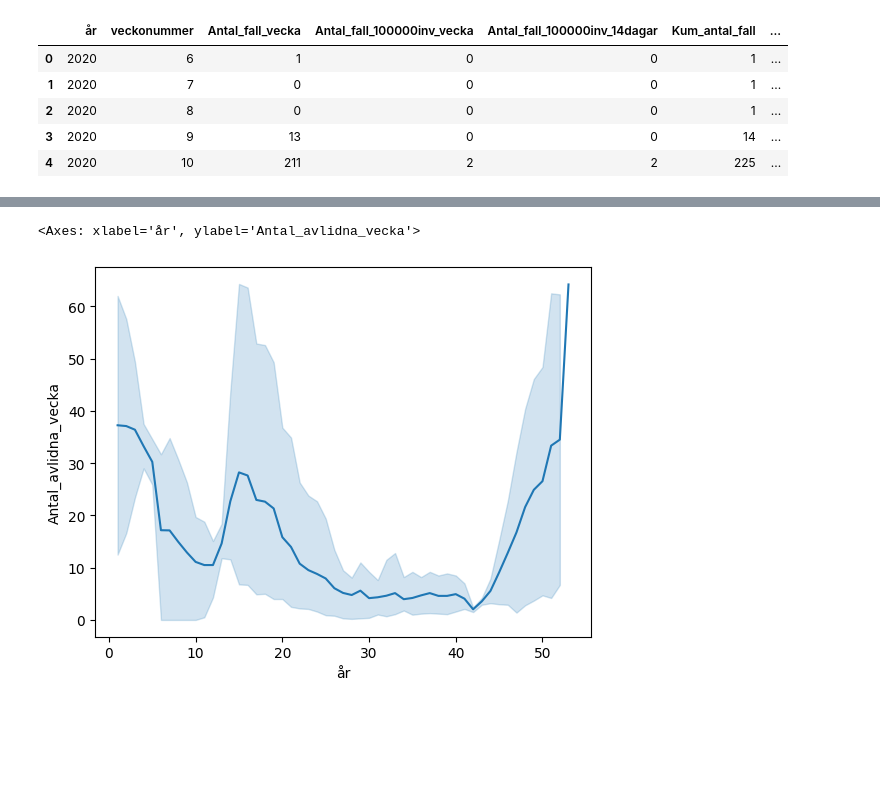
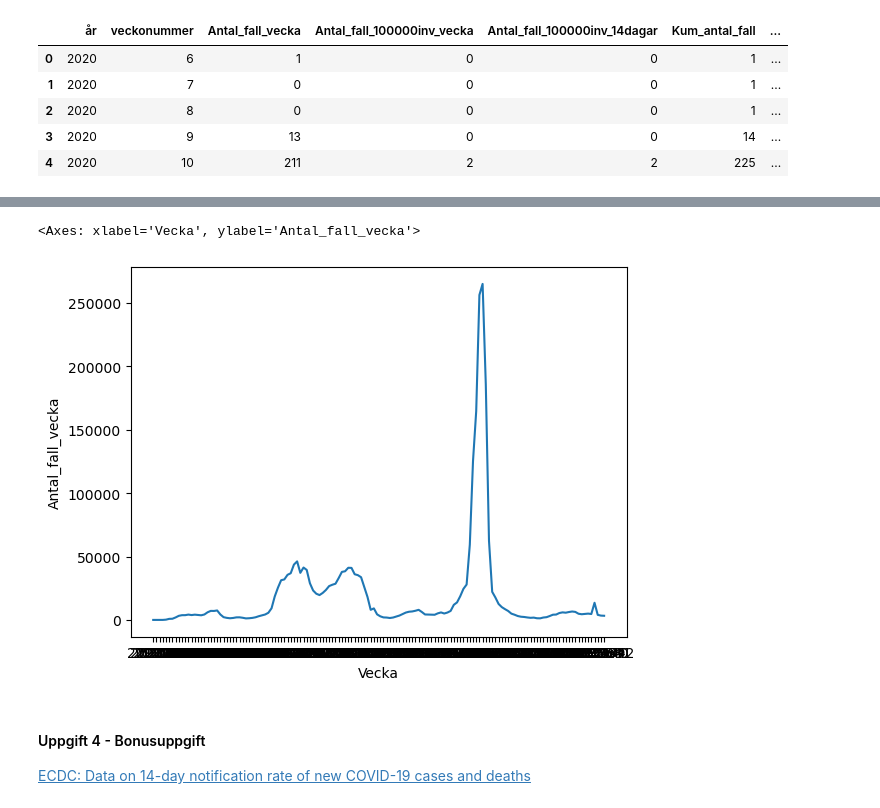
Before and after one commit to dancla240/Databehandling_Daniel_Claesson, a Jupyter notebook: Lab1/Lab1_Daniel_Claesson.ipynb, the cells around one changed output, grey strips where cells are left out. Drawn from its saved outputs; the diff is of its cells as text; code cells hidden in the pictures; blank space fills up the shorter version.

```diff
--- a/Lab1/Lab1_Daniel_Claesson.ipynb
+++ b/Lab1/Lab1_Daniel_Claesson.ipynb
@@ -114,5 +124,9 @@ covid.head()
 # %%
-sns.lineplot(x='år', y='Antal_avlidna_vecka', data=covid)
+sns.lineplot(x='Vecka', y='Antal_fall_vecka', data=covid)
 # %% [output]
-<Axes: xlabel='år', ylabel='Antal_avlidna_vecka'>
+<Axes: xlabel='Vecka', ylabel='Antal_fall_vecka'>
-[figure, old version]
+[figure, new version]
+# %% [markdown]
+#### Uppgift 4 - Bonusuppgift
+
+[ECDC: Data on 14-day notification rate of new COVID-19 cases and deaths](https://www.ecdc.europa.eu/en/publications-data/data-national-14-day-notification-rate-covid-19)
```
Also changed, not shown: parts of 3 cells of this notebook.
